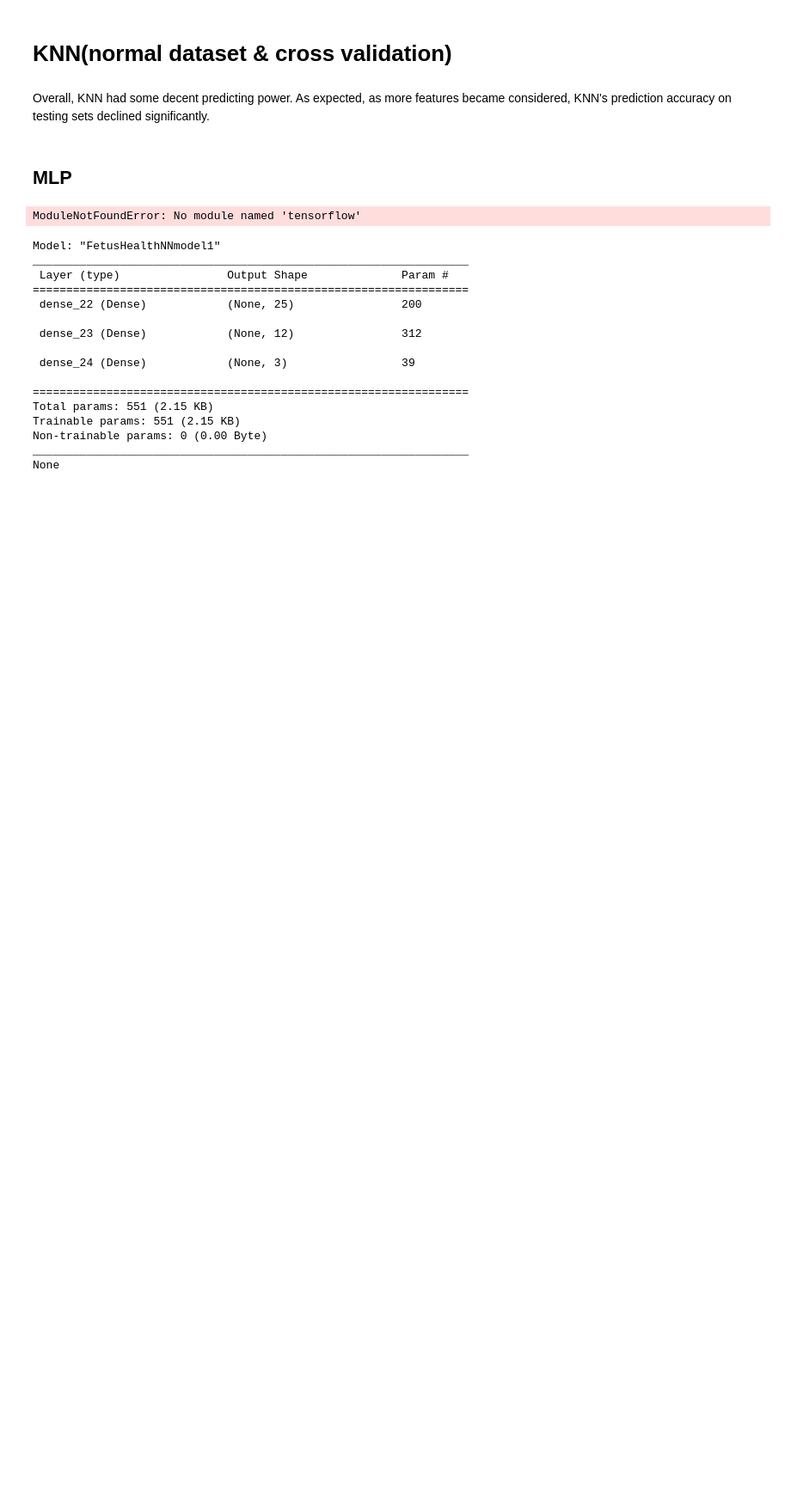
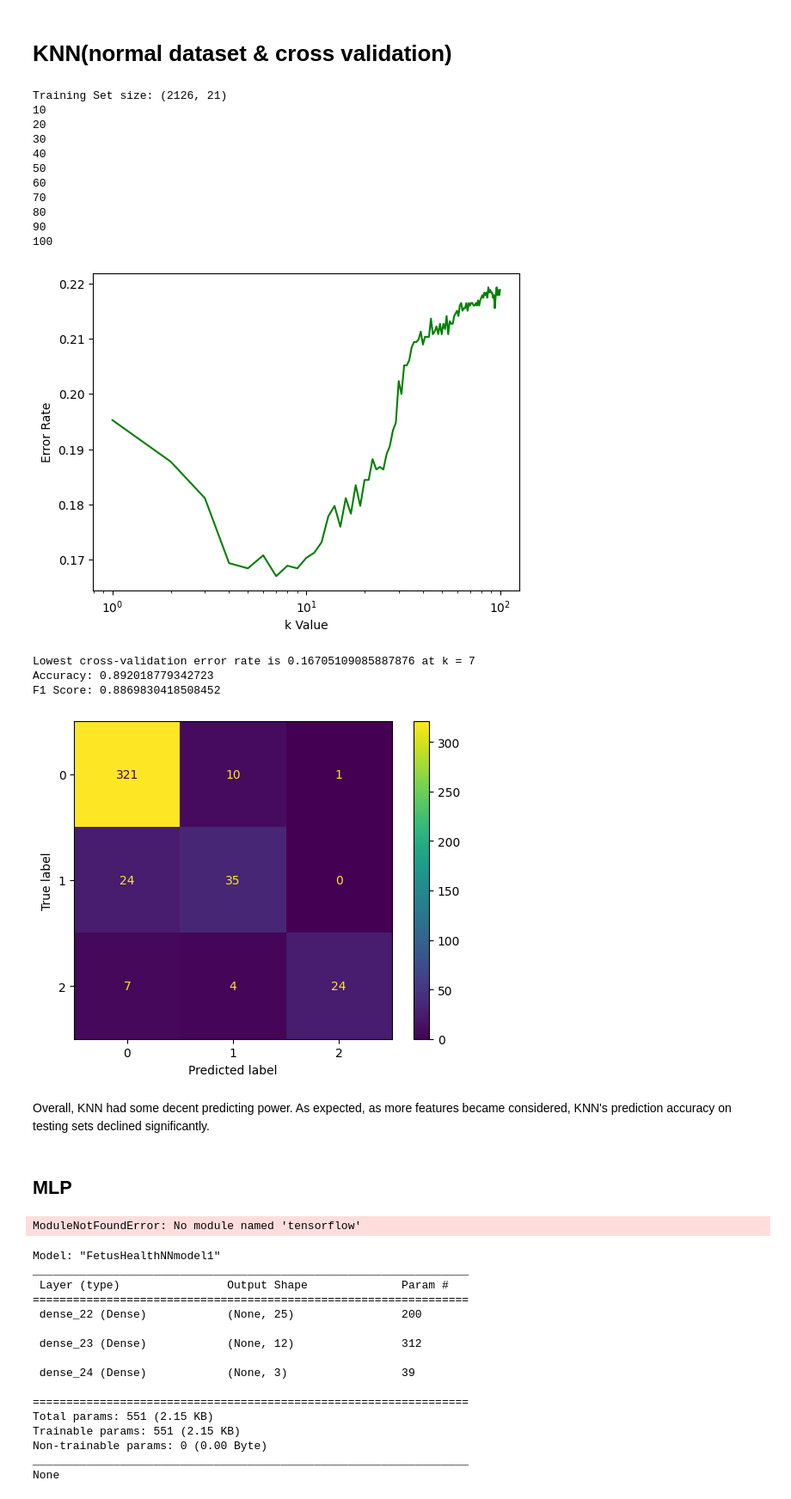
Before and after one commit to sharvdawg/FetusHealthML, a Jupyter notebook: Project/Final Project 184 Code.ipynb, the cells around one changed output. Shown at 86% size. Saved outputs shown, nothing was run; the diff lists cells and outputs as text; code cells hidden in the pictures; blank space fills up the shorter version.

```diff
--- a/Project/Final Project 184 Code.ipynb
+++ b/Project/Final Project 184 Code.ipynb
@@ -185,34 +227,51 @@ for k in range(100):
         print(k) #Scuffed progress bar
     nFolds = 5
     for iFold in range(nFolds):
         Xti, Xvi, Yti, Yvi = tools.crossValidate(x_train2, y_train2,nFolds, iFold)
         knnClassifier = KNeighborsClassifier(n_neighbors=k)
         knnClassifier.fit(Xti, Yti)
 
         y_train_pred2 = knnClassifier.predict(Xvi)
 
         train_accuracy2 = accuracy_score(Yvi,y_train_pred2)
         train_error2 = 1-train_accuracy2
         KNN_trainErrors[k-1] += train_error2
     KNN_trainErrors[k-1] = KNN_trainErrors[k-1]/5
 
 plt.semilogx(range(1, len(KNN_trainErrors) + 1), KNN_trainErrors, color='g')
 plt.xlabel('k Value')
 plt.ylabel('Error Rate')
 plt.show()
 
 bestk = KNN_trainErrors.index(min(KNN_trainErrors))+1
 print("Lowest cross-validation error rate is",min(KNN_trainErrors),"at k =",bestk)
 
-x_train2, x_test2, y_train2, y_test2 = train_test_split(df, y_labels, test_size=0.2,stratify=y_labels)
+x_train2, x_test2, y_train2, y_test2 = train_test_split(df.loc[:,df.columns!="fetal_health"], y_labels, test_size=0.2,stratify=y_labels)
 knnClassifier = KNeighborsClassifier(n_neighbors=bestk)
 knnClassifier.fit(x_train2, y_train2)
 y_test_pred2 = knnClassifier.predict(x_test2)
 matrix = confusion_matrix(y_test2, y_test_pred2)
 disp = ConfusionMatrixDisplay(confusion_matrix=matrix)
 disp.plot()
 print("Accuracy: {}".format(accuracy_score(y_test2,y_test_pred2)))
 print("F1 Score: {}".format(f1_score(y_test2, y_test_pred2, average="weighted")))
+# %% [output]
+Training Set size: (2126, 21)
+10
+20
+30
+40
+50
+60
+70
+80
+90
+100
+[figure, added]
+Lowest cross-validation error rate is 0.16705109085887876 at k = 7
+Accuracy: 0.892018779342723
+F1 Score: 0.8869830418508452
+[figure, added]
 # %% [markdown]
 Overall, KNN had some decent predicting power. As expected, as more features became considered, KNN's prediction accuracy on testing sets declined significantly.
 # %% [markdown]
```
Also changed, not shown: parts of 7 cells of this notebook.
